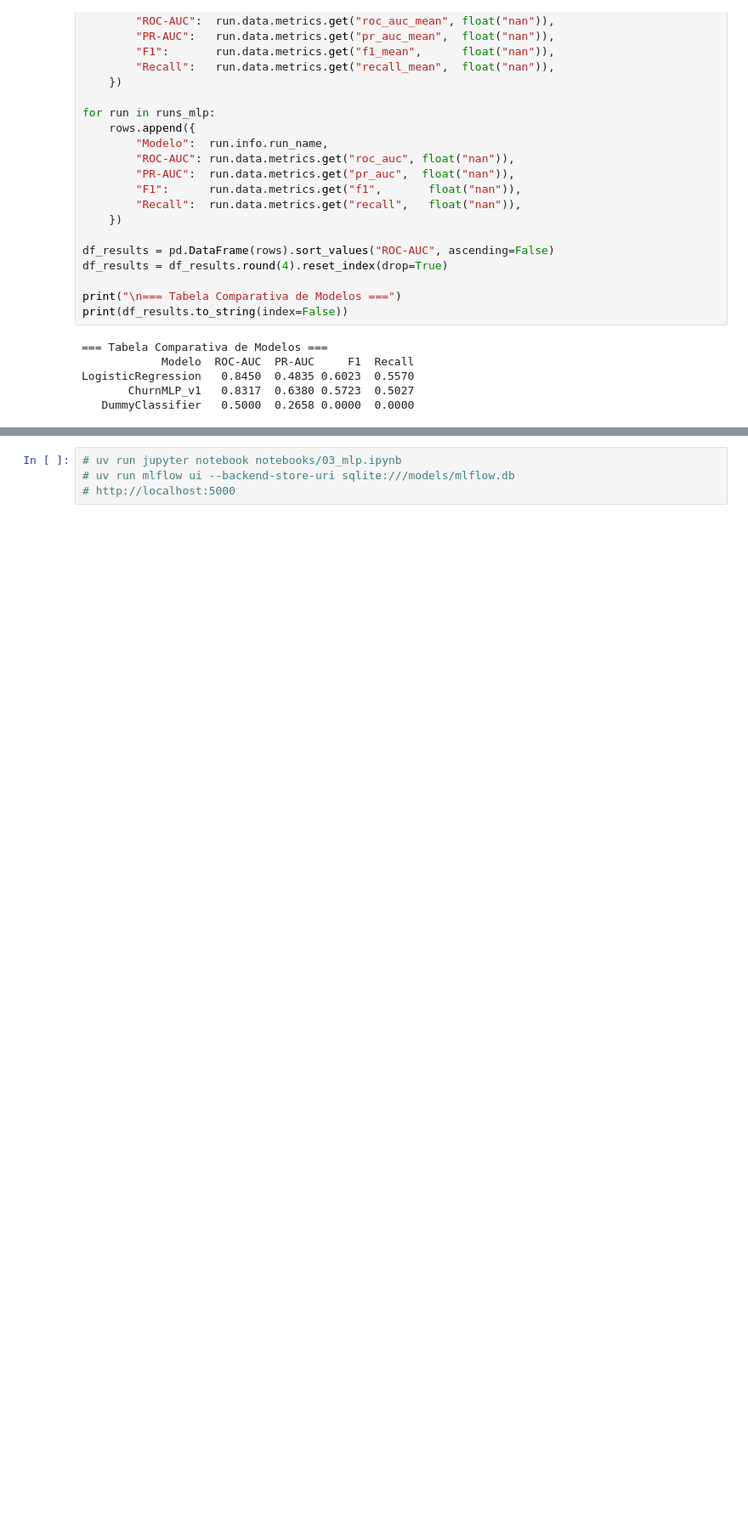
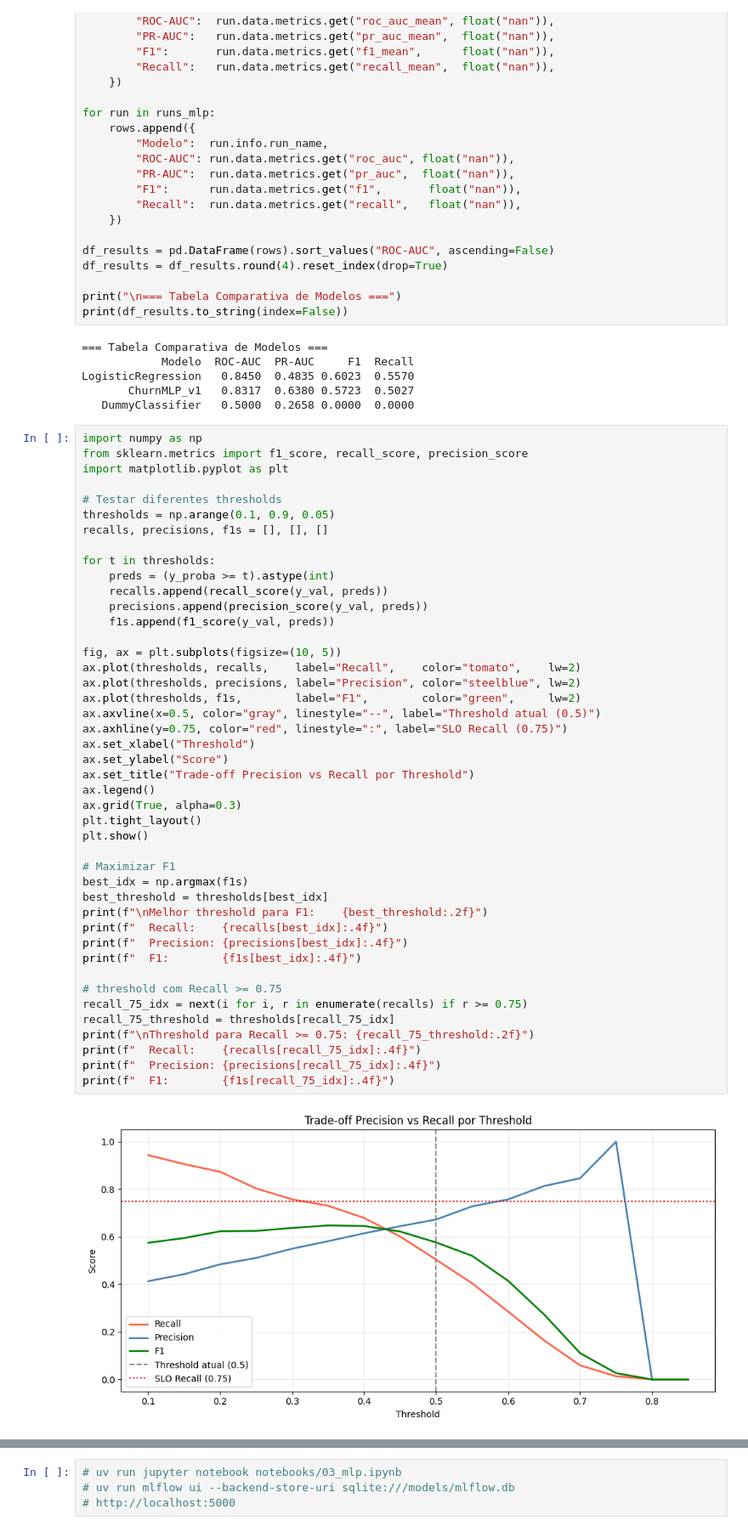
Before and after one commit to Turetto/Projeto-Churn-TC01, a Jupyter notebook: notebooks/03_mlp.ipynb, the cells around one changed output, grey strips where cells are left out. Shown at 85% size. Saved outputs shown, nothing was run; the diff lists cells and outputs as text; blank space fills up the shorter version.

Commit message:
feat: Modelo V2 para melhorar SLO, mudança de densidade da rede e treshold

```diff
--- a/notebooks/03_mlp.ipynb
+++ b/notebooks/03_mlp.ipynb
@@ -202,3 +201,49 @@ print(df_results.to_string(index=False))
 LogisticRegression   0.8450  0.4835 0.6023  0.5570
        ChurnMLP_v1   0.8317  0.6380 0.5723  0.5027
    DummyClassifier   0.5000  0.2658 0.0000  0.0000
+# %%
+import numpy as np
+from sklearn.metrics import f1_score, recall_score, precision_score
+import matplotlib.pyplot as plt
+
+# Testar diferentes thresholds
+thresholds = np.arange(0.1, 0.9, 0.05)
+recalls, precisions, f1s = [], [], []
+
+for t in thresholds:
+    preds = (y_proba >= t).astype(int)
+    recalls.append(recall_score(y_val, preds))
+    precisions.append(precision_score(y_val, preds))
+    f1s.append(f1_score(y_val, preds))
+
+fig, ax = plt.subplots(figsize=(10, 5))
+ax.plot(thresholds, recalls,    label="Recall",    color="tomato",    lw=2)
+ax.plot(thresholds, precisions, label="Precision", color="steelblue", lw=2)
+ax.plot(thresholds, f1s,        label="F1",        color="green",     lw=2)
+ax.axvline(x=0.5, color="gray", linestyle="--", label="Threshold atual (0.5)")
+ax.axhline(y=0.75, color="red", linestyle=":", label="SLO Recall (0.75)")
+ax.set_xlabel("Threshold")
+ax.set_ylabel("Score")
+ax.set_title("Trade-off Precision vs Recall por Threshold")
+ax.legend()
+ax.grid(True, alpha=0.3)
+plt.tight_layout()
+plt.show()
+
+# Maximizar F1
+best_idx = np.argmax(f1s)
+best_threshold = thresholds[best_idx]
+print(f"\nMelhor threshold para F1:    {best_threshold:.2f}")
+print(f"  Recall:    {recalls[best_idx]:.4f}")
+print(f"  Precision: {precisions[best_idx]:.4f}")
+print(f"  F1:        {f1s[best_idx]:.4f}")
+
+# threshold com Recall >= 0.75
+recall_75_idx = next(i for i, r in enumerate(recalls) if r >= 0.75)
+recall_75_threshold = thresholds[recall_75_idx]
+print(f"\nThreshold para Recall >= 0.75: {recall_75_threshold:.2f}")
+print(f"  Recall:    {recalls[recall_75_idx]:.4f}")
+print(f"  Precision: {precisions[recall_75_idx]:.4f}")
+print(f"  F1:        {f1s[recall_75_idx]:.4f}")
+# %% [output]
+[figure, added]
```
Also changed, not shown: parts of 6 cells of this notebook, 6 other files.
